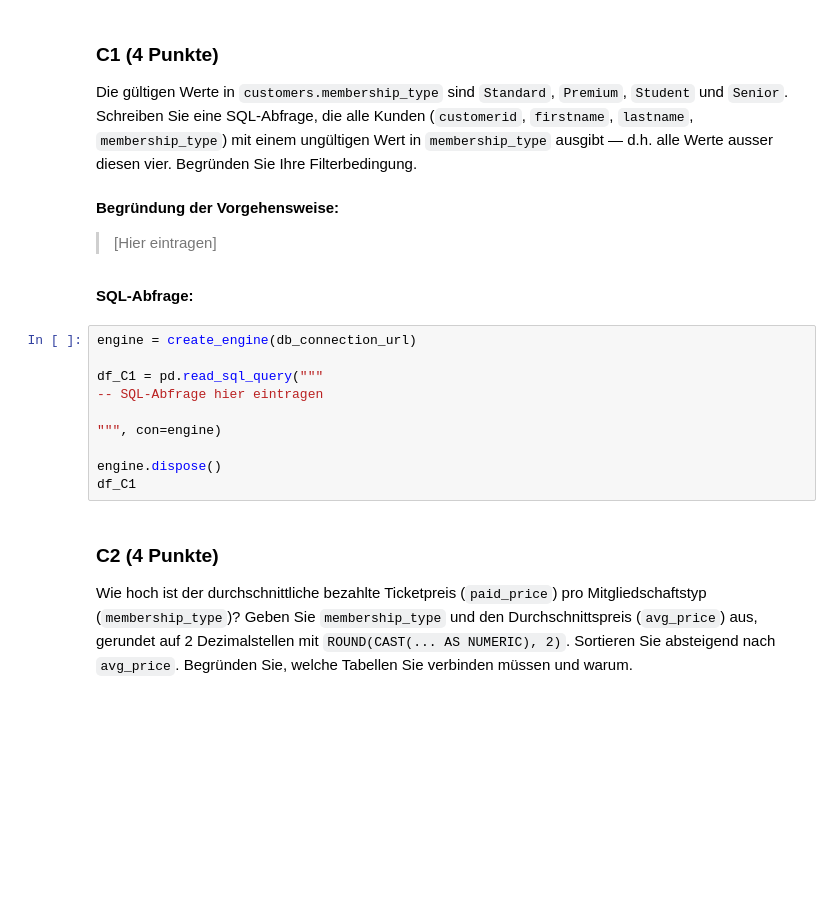
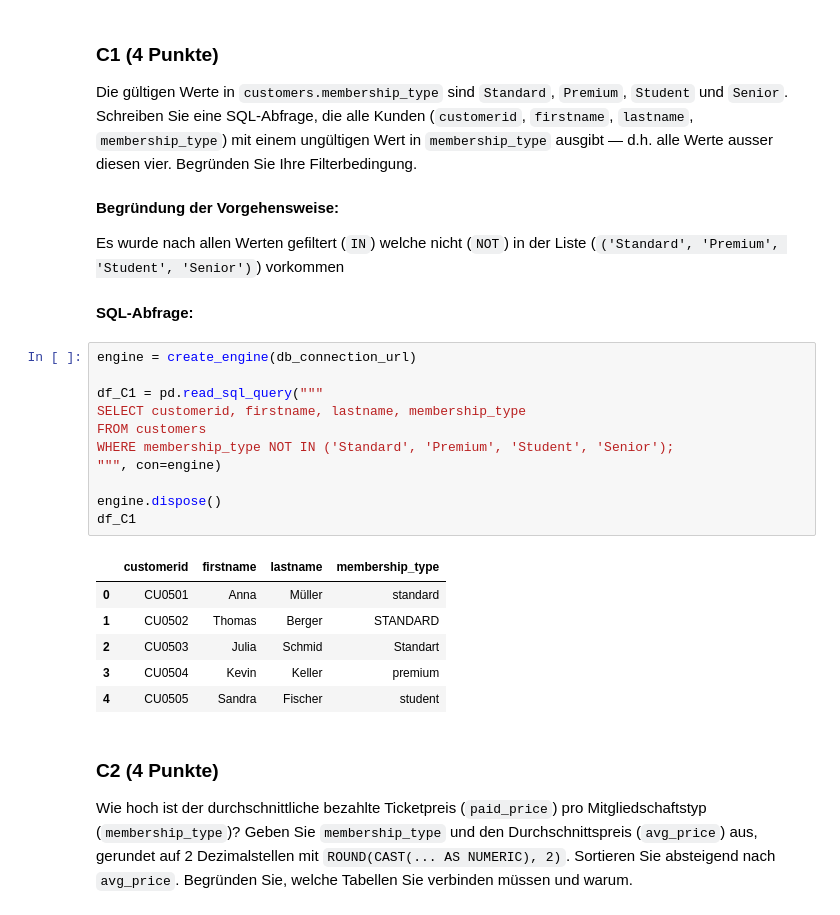
Before and after one commit to simonschmid30/DS_HS2026_LNW, a Jupyter notebook: DS_HS2026_LNW_I_Examples/AP01/AP01_Mgmt_Nutzung_Relationale_Daten.ipynb, the cells around one changed output. Drawn from its saved outputs; the diff is of its cells as text; blank space fills up the shorter version.

```diff
--- a/DS_HS2026_LNW_I_Examples/AP01/AP01_Mgmt_Nutzung_Relationale_Daten.ipynb
+++ b/DS_HS2026_LNW_I_Examples/AP01/AP01_Mgmt_Nutzung_Relationale_Daten.ipynb
@@ -265,19 +305,27 @@ Die gültigen Werte in `customers.membership_type` sind `Standard`, `Premium`, `
 # %% [markdown]
 **Begründung der Vorgehensweise:**
 
-> [Hier eintragen]
+Es wurde nach allen Werten gefiltert (`IN`) welche nicht (`NOT`) in der Liste (`('Standard', 'Premium', 'Student', 'Senior')`) vorkommen
 # %% [markdown]
 **SQL-Abfrage:**
 # %%
 engine = create_engine(db_connection_url)
 
 df_C1 = pd.read_sql_query("""
--- SQL-Abfrage hier eintragen
-
+SELECT customerid, firstname, lastname, membership_type
+FROM customers
+WHERE membership_type NOT IN ('Standard', 'Premium', 'Student', 'Senior');
 """, con=engine)
 
 engine.dispose()
 df_C1
+# %% [output]
+|  | customerid | firstname | lastname | membership_type |
+| 0 | CU0501 | Anna | Müller | standard |
+| 1 | CU0502 | Thomas | Berger | STANDARD |
+| 2 | CU0503 | Julia | Schmid | Standart |
+| 3 | CU0504 | Kevin | Keller | premium |
+| 4 | CU0505 | Sandra | Fischer | student |
 # %% [markdown]
 ### C2 (4 Punkte)
 
```
Also changed, not shown: parts of 45 cells of this notebook, 1 other file.
